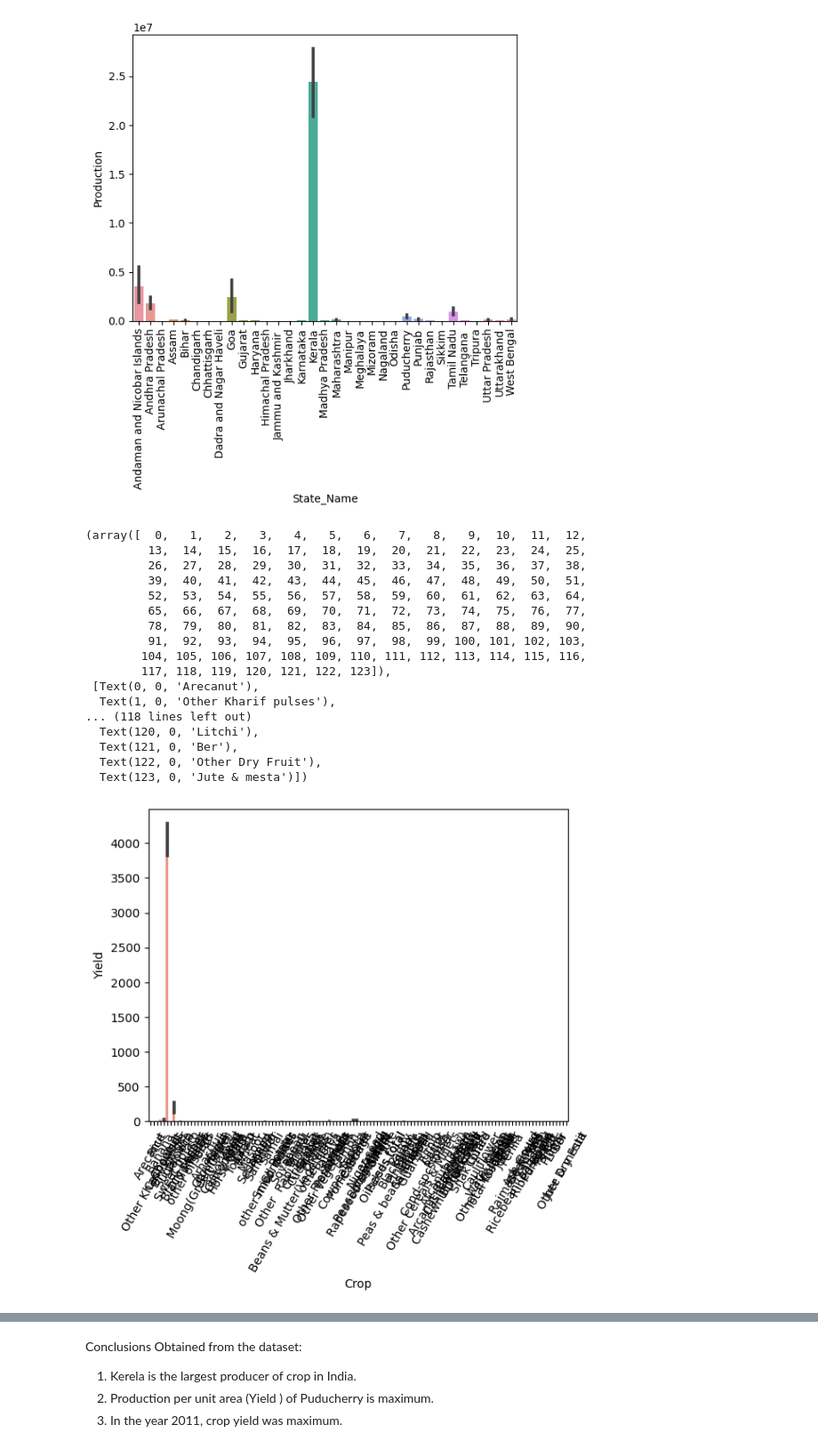
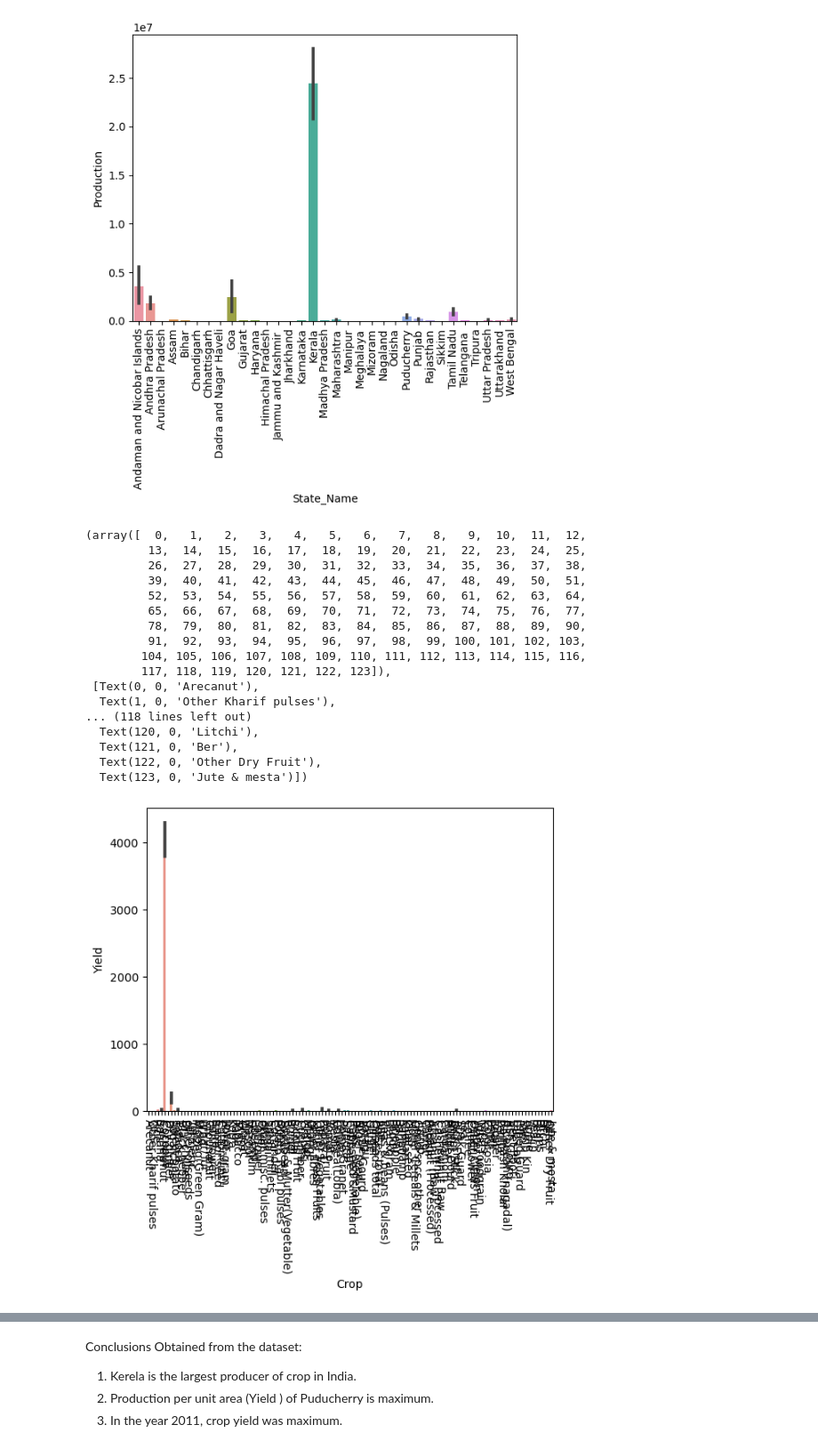
Before and after one commit to bipulhk/mjproj1, a Jupyter notebook: Data Analysis & Visualization - crop yield dataset.ipynb, the cells around one changed output, grey strips where cells are left out. Shown at 89% size. Cells and saved outputs as stored; diff of their text form; code cells hidden in the pictures.

```diff
--- a/Data Analysis & Visualization - crop yield dataset.ipynb
+++ b/Data Analysis & Visualization - crop yield dataset.ipynb
@@ -303,26 +303,26 @@ plt.xticks(rotation = 90)
 # %%
 # sns.barplot(crop_data["Crop"], crop_data["Yield"])
 sns.barplot(data=crop_data, x="Crop", y="Yield")
-plt.xticks(rotation = 60)
+plt.xticks(rotation = 270)
 # %% [output]
 (array([  0,   1,   2,   3,   4,   5,   6,   7,   8,   9,  10,  11,  12,
          13,  14,  15,  16,  17,  18,  19,  20,  21,  22,  23,  24,  25,
          26,  27,  28,  29,  30,  31,  32,  33,  34,  35,  36,  37,  38,
          39,  40,  41,  42,  43,  44,  45,  46,  47,  48,  49,  50,  51,
          52,  53,  54,  55,  56,  57,  58,  59,  60,  61,  62,  63,  64,
          65,  66,  67,  68,  69,  70,  71,  72,  73,  74,  75,  76,  77,
          78,  79,  80,  81,  82,  83,  84,  85,  86,  87,  88,  89,  90,
          91,  92,  93,  94,  95,  96,  97,  98,  99, 100, 101, 102, 103,
         104, 105, 106, 107, 108, 109, 110, 111, 112, 113, 114, 115, 116,
         117, 118, 119, 120, 121, 122, 123]),
  [Text(0, 0, 'Arecanut'),
   Text(1, 0, 'Other Kharif pulses'),
 ... (118 lines left out)
   Text(120, 0, 'Litchi'),
   Text(121, 0, 'Ber'),
   Text(122, 0, 'Other Dry Fruit'),
   Text(123, 0, 'Jute & mesta')])
-[figure, old version]
+[figure, new version]
 # %%
 sns.jointplot(x="Area",y="Production",data=crop_data,kind="reg")
 plt.xticks(rotation=90)
```
Also changed, not shown: parts of 15 cells of this notebook.
